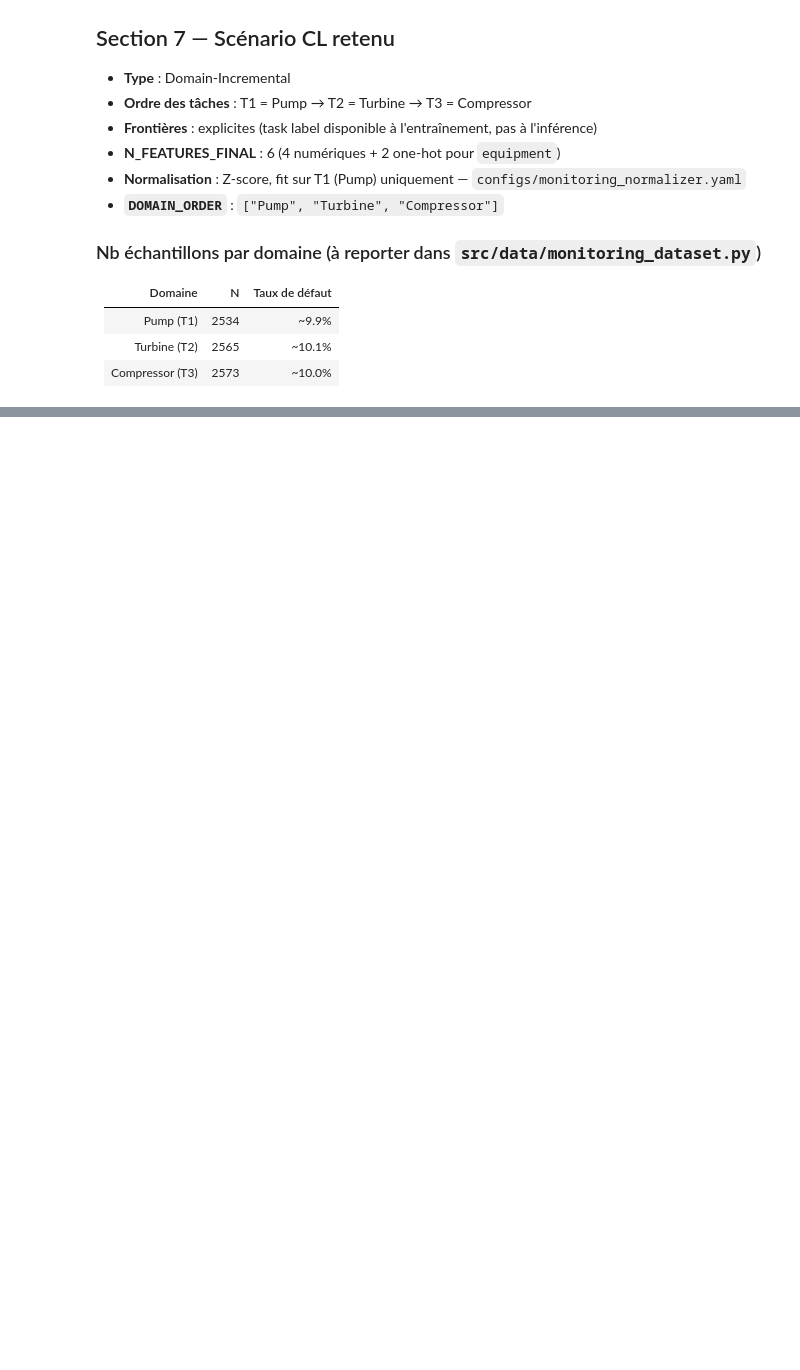
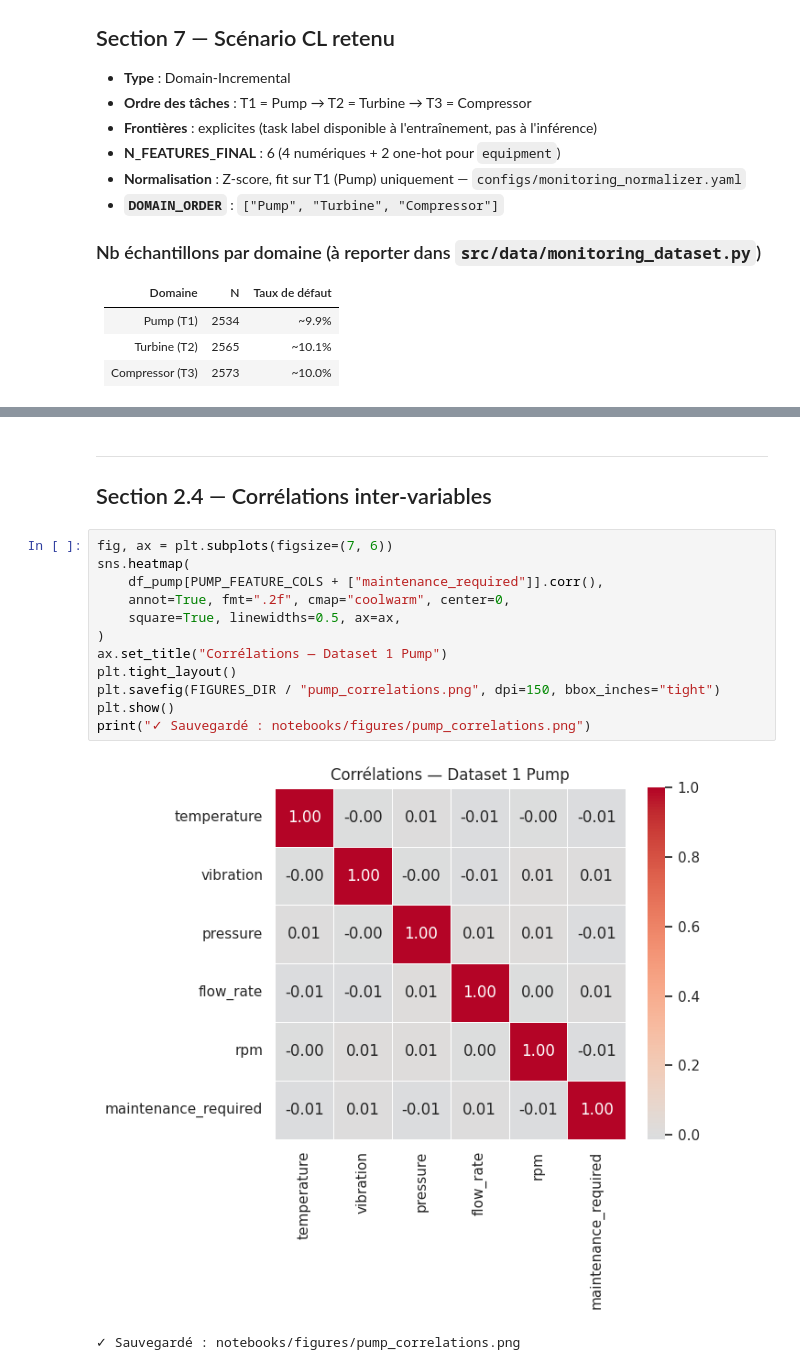
Before and after one commit to lrivals/cl-embedded, a Jupyter notebook: notebooks/01_data_exploration.ipynb, the cells around one changed output, grey strips where cells are left out. Drawn from its saved outputs; the diff is of its cells as text; blank space fills up the shorter version.

```diff
--- a/notebooks/01_data_exploration.ipynb
+++ b/notebooks/01_data_exploration.ipynb
@@ -182,0 +415,18 @@ for eq in DOMAIN_ORDER:
+# %% [markdown]
+---
+## Section 2.4 — Corrélations inter-variables
+# %%
+fig, ax = plt.subplots(figsize=(7, 6))
+sns.heatmap(
+    df_pump[PUMP_FEATURE_COLS + ["maintenance_required"]].corr(),
+    annot=True, fmt=".2f", cmap="coolwarm", center=0,
+    square=True, linewidths=0.5, ax=ax,
+)
+ax.set_title("Corrélations — Dataset 1 Pump")
+plt.tight_layout()
+plt.savefig(FIGURES_DIR / "pump_correlations.png", dpi=150, bbox_inches="tight")
+plt.show()
+print("✓ Sauvegardé : notebooks/figures/pump_correlations.png")
+# %% [output]
+[figure, added]
+✓ Sauvegardé : notebooks/figures/pump_correlations.png
```
Also changed, not shown: parts of 23 cells of this notebook, 45 other files.
